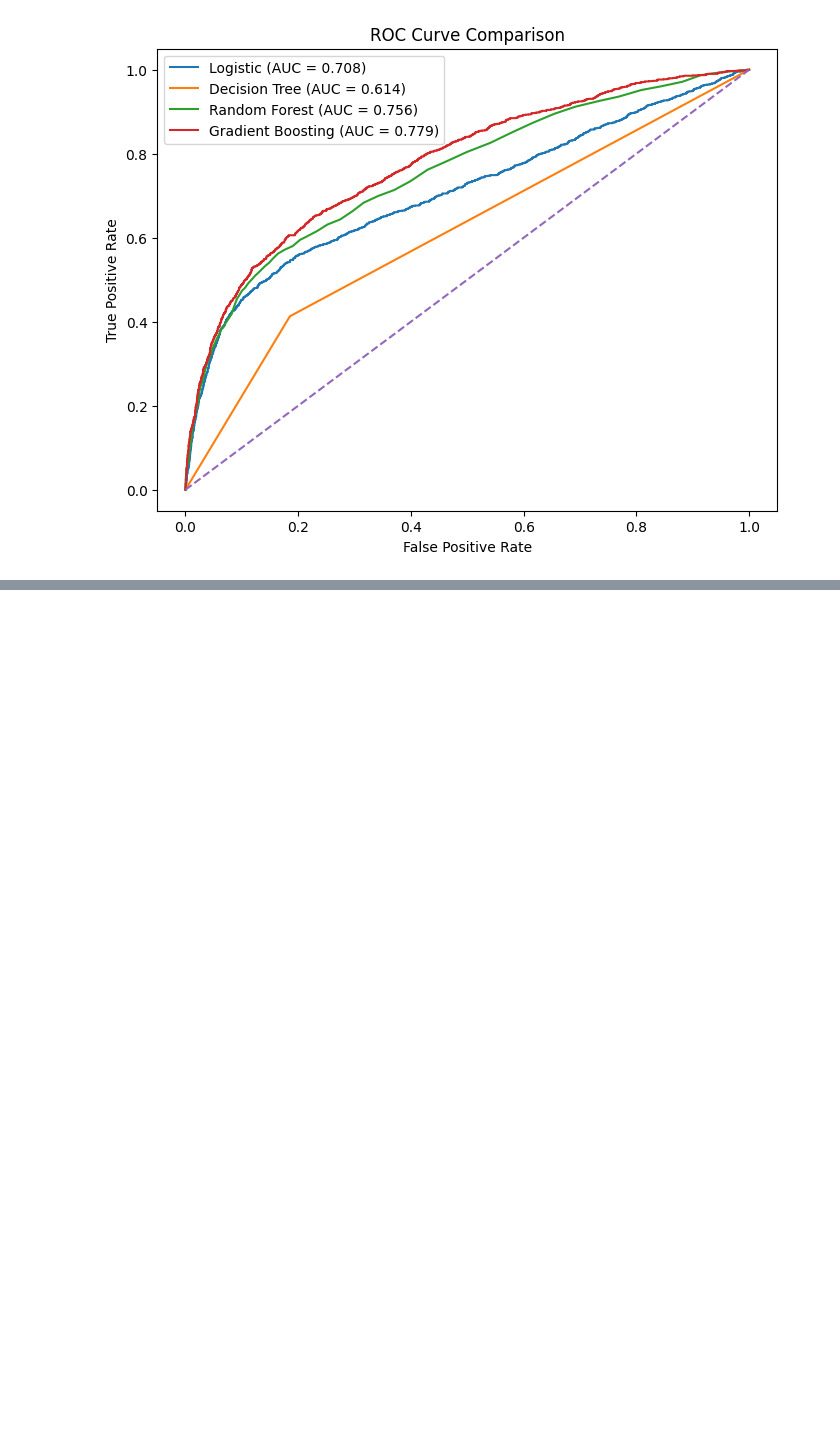
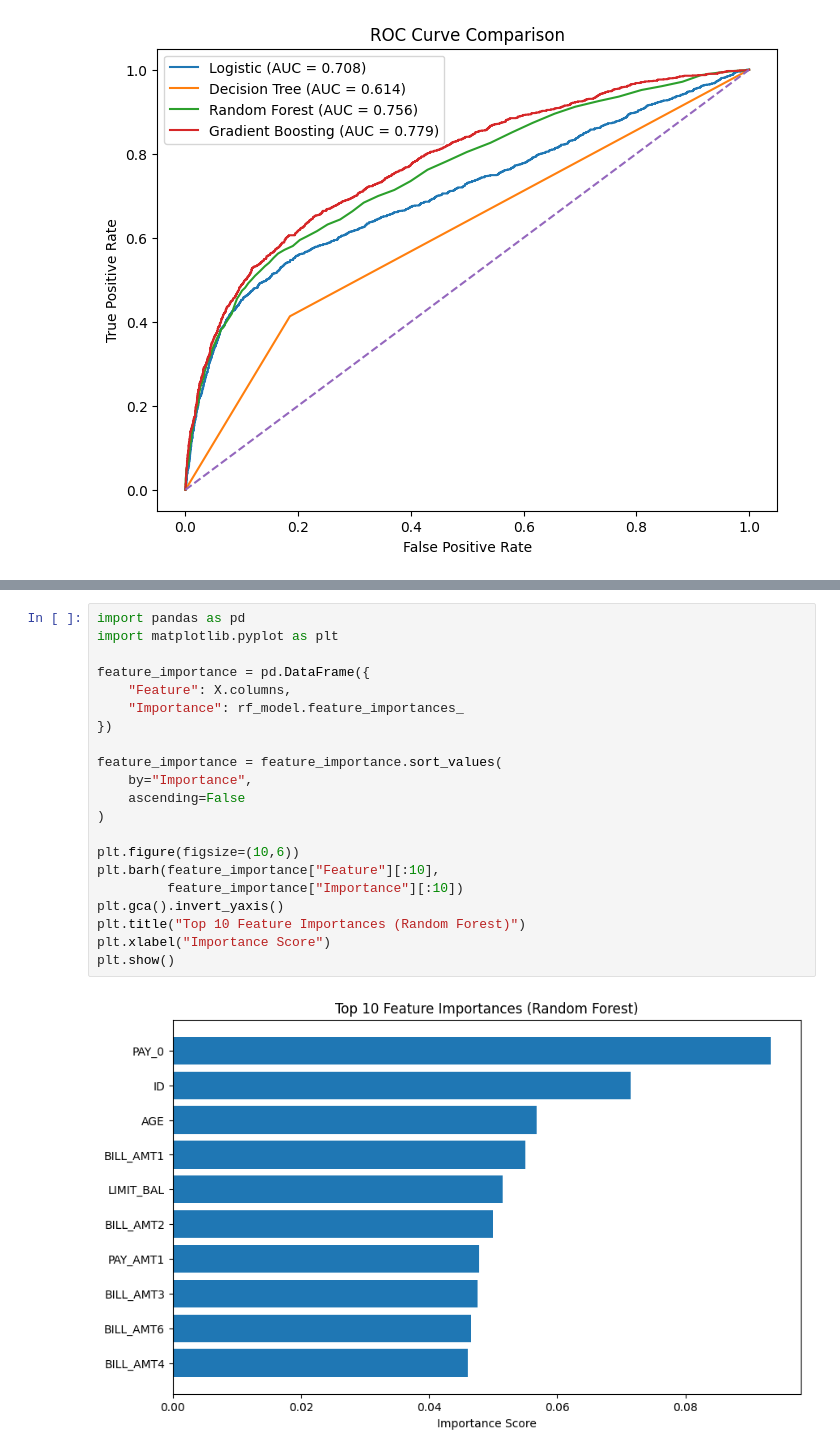
Before and after one commit to MokshBuddhadev/credit-risk-assessment, a Jupyter notebook: 02_modeling.ipynb, the cells around one changed output, grey strips where cells are left out. Cells and saved outputs as stored; diff of their text form; blank space fills up the shorter version.

Commit message:
Enhance model evaluation with feature importance and threshold tuning

```diff
--- a/02_modeling.ipynb
+++ b/02_modeling.ipynb
@@ -152,3 +152,26 @@ results_df.sort_values(by="ROC-AUC", ascending=False)
 | 2 | Random Forest | 0.814667 | 0.642008 | 0.366240 | 0.466411 | 0.756444 |
 | 0 | Logistic Regression | 0.808000 | 0.688172 | 0.241145 | 0.357143 | 0.707777 |
 | 1 | Decision Tree | 0.725833 | 0.387553 | 0.412962 | 0.399854 | 0.613821 |
+# %%
+import pandas as pd
+import matplotlib.pyplot as plt
+
+feature_importance = pd.DataFrame({
+    "Feature": X.columns,
+    "Importance": rf_model.feature_importances_
+})
+
+feature_importance = feature_importance.sort_values(
+    by="Importance",
+    ascending=False
+)
+
+plt.figure(figsize=(10,6))
+plt.barh(feature_importance["Feature"][:10],
+         feature_importance["Importance"][:10])
+plt.gca().invert_yaxis()
+plt.title("Top 10 Feature Importances (Random Forest)")
+plt.xlabel("Importance Score")
+plt.show()
+# %% [output]
+[figure, added]
```
Also changed, not shown: parts of 3 cells of this notebook.
